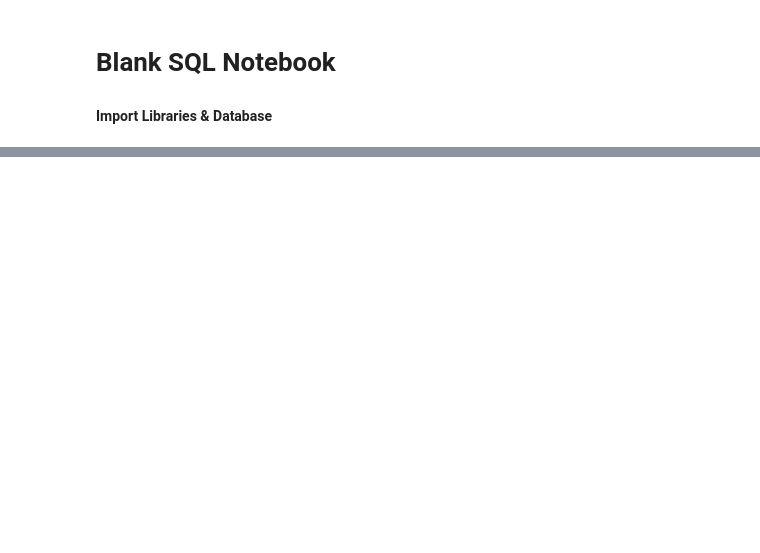
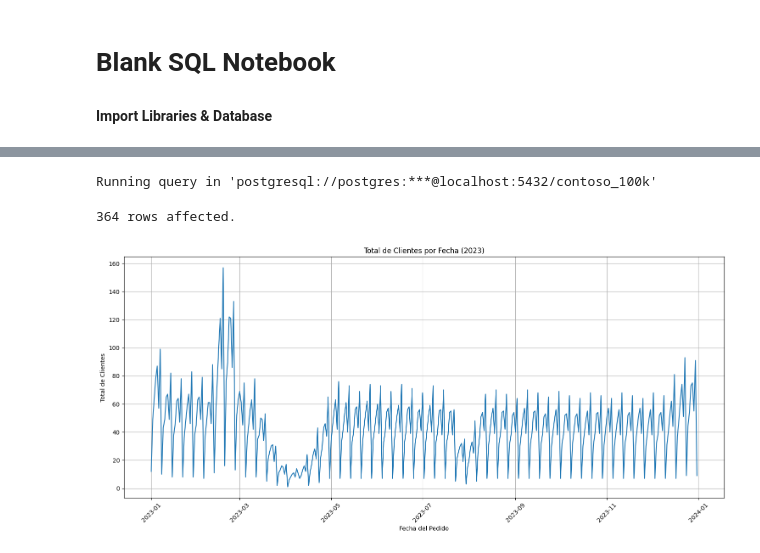
Before and after one commit to Aroquos/PortfolioProjects, a Jupyter notebook: Resources/Blank_SQL_Notebook.ipynb, the cells around one changed output, grey strips where cells are left out. Saved outputs shown, nothing was run; the diff lists cells and outputs as text; code cells hidden in the pictures; blank space fills up the shorter version.

```diff
--- a/Resources/Blank_SQL_Notebook.ipynb
+++ b/Resources/Blank_SQL_Notebook.ipynb
@@ -362,0 +92,33 @@ Warning: total number of rows (124451) exceeds max_rows (20000). Limiting to fir
+# %%
+import matplotlib.pyplot as plt
+import seaborn as sns
+
+# Assuming the previous cell's output (total_customers by orderdate) is stored in a DataFrame, let's call it 'df_customers_by_date'
+# If not, you might need to re-run the SQL query and assign it to a variable like this:
+# df_customers_by_date = %sql SELECT orderdate, COUNT(DISTINCT customerkey) AS total_customers FROM sales WHERE orderdate BETWEEN '2023-01-01' AND '2023-12-31' GROUP BY orderdate ORDER BY orderdate
+
+# The output of the previous SQL cell is automatically assigned to a variable named after the last result.
+# Let's assume it's directly available or re-execute the SQL to get it.
+# In jupysql, the result of the last query is typically available as a pandas DataFrame.
+# If the previous cell executed successfully, the data should be in the last output.
+# Let's explicitly get the result of the last SQL query which should be the DataFrame.
+
+# Accessing the result of the previous SQL cell (assuming it was the last executed)
+# For simplicity, we'll rerun the query to ensure we have the dataframe, as direct access to previous cell output variable might vary.
+# In a real scenario, if the previous cell was just run, its output would be available.
+# For this demonstration, we'll re-run the query and store it.
+df_customers_by_date = %sql SELECT orderdate, COUNT(DISTINCT customerkey) AS total_customers FROM sales WHERE orderdate BETWEEN '2023-01-01' AND '2023-12-31' GROUP BY orderdate ORDER BY orderdate
+
+plt.figure(figsize=(15, 7))
+sns.lineplot(x='orderdate', y='total_customers', data=df_customers_by_date)
+plt.title('Total de Clientes por Fecha (2023)')
+plt.xlabel('Fecha del Pedido')
+plt.ylabel('Total de Clientes')
+plt.grid(True)
+plt.xticks(rotation=45)
+plt.tight_layout()
+plt.show()
+# %% [output]
+Running query in 'postgresql://postgres:***@localhost:5432/contoso_100k'
+364 rows affected.
+[figure, added]
```
Also changed, not shown: parts of 21 cells of this notebook.
